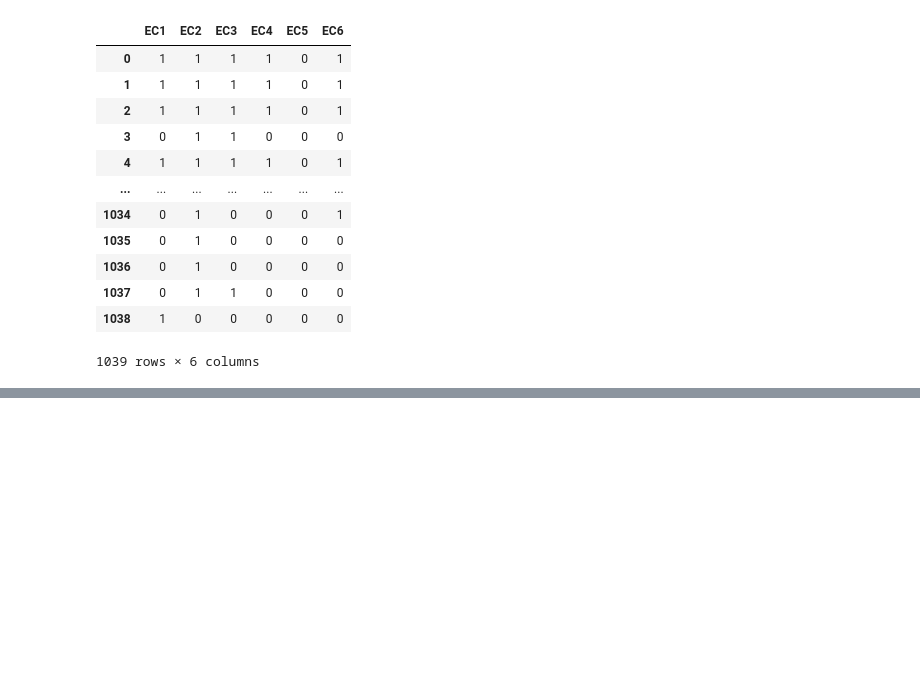
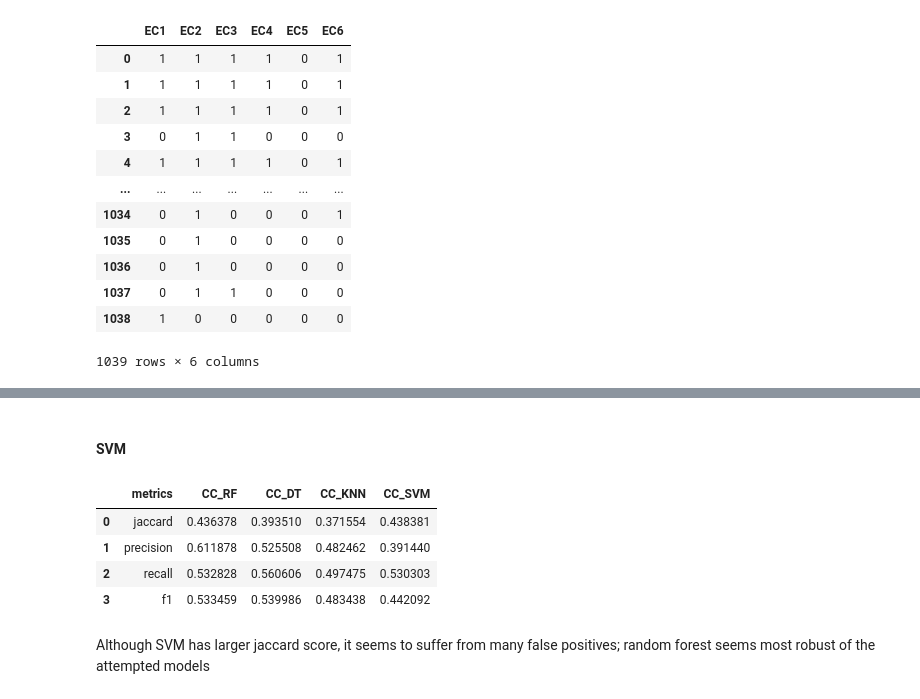
Before and after one commit to alainareeba/BIOL3340_EnzymeClassification, a Jupyter notebook: notebooks/enzymes_classifierchain.ipynb, the cells around one changed output, grey strips where cells are left out. Saved outputs shown, nothing was run; the diff lists cells and outputs as text; code cells hidden in the pictures; blank space fills up the shorter version.

Commit message:
Multiple base models for ClassifierChain

```diff
--- a/notebooks/enzymes_classifierchain.ipynb
+++ b/notebooks/enzymes_classifierchain.ipynb
@@ -216,3 +216,6 @@ Y
 1039 rows × 6 columns
 # %%
 X_train, X_test, Y_train, Y_test = train_test_split(X, Y, test_size=0.2, random_state=1202)
+# %%
+metrics_df = pd.DataFrame(data=["jaccard","precision","recall","f1"],columns=["metrics"])
+metrics_df
@@ -228,0 +249,13 @@ np.float64(0.43637820512820513)
+# %%
+base_rf = DecisionTreeClassifier(max_depth=12, random_state=1202)
+chain = ClassifierChain(base_rf, order='random', random_state=1202)
+
+y_pred=chain.fit(X_train, Y_train).predict(X_test)
+y_prob=chain.predict_proba(X_test)
+
+metrics_df["CC_DT"] = [jaccard_score(Y_test, y_pred, average='samples'),
+                    precision_score(Y_test, y_pred,average="weighted"), #'precision'
+                    recall_score(Y_test, y_pred,average="weighted"), #'recall'
+                    f1_score(Y_test, y_pred,average="weighted")]
+
+metrics_df
@@ -228,0 +270,13 @@ np.float64(0.43637820512820513)
+# %%
+base_rf = KNeighborsClassifier(n_neighbors=5)
+chain = ClassifierChain(base_rf, order='random', random_state=1202)
+
+y_pred=chain.fit(X_train, Y_train).predict(X_test)
+y_prob=chain.predict_proba(X_test)
+
+metrics_df["CC_KNN"] = [jaccard_score(Y_test, y_pred, average='samples'),
+                    precision_score(Y_test, y_pred,average="weighted"), #'precision'
+                    recall_score(Y_test, y_pred,average="weighted"), #'recall'
+                    f1_score(Y_test, y_pred,average="weighted")]
+
+metrics_df
@@ -228,0 +289,23 @@ np.float64(0.43637820512820513)
+# %% [markdown]
+#### SVM
+# %%
+base_rf = SVC(random_state=1202)
+chain = ClassifierChain(base_rf, order='random', random_state=1202)
+
+y_pred=chain.fit(X_train, Y_train).predict(X_test)
+#y_prob=chain.predict_proba(X_test)
+
+metrics_df["CC_SVM"] = [jaccard_score(Y_test, y_pred, average='samples'),
+                    precision_score(Y_test, y_pred,average="weighted"), #'precision'
+                    recall_score(Y_test, y_pred,average="weighted"), #'recall'
+                    f1_score(Y_test, y_pred,average="weighted")]
+
+metrics_df
+# %% [output]
+|  | metrics | CC_RF | CC_DT | CC_KNN | CC_SVM |
+| 0 | jaccard | 0.436378 | 0.393510 | 0.371554 | 0.438381 |
+| 1 | precision | 0.611878 | 0.525508 | 0.482462 | 0.391440 |
+| 2 | recall | 0.532828 | 0.560606 | 0.497475 | 0.530303 |
+| 3 | f1 | 0.533459 | 0.539986 | 0.483438 | 0.442092 |
+# %% [markdown]
+Although SVM has larger jaccard score, it seems to suffer from many false positives; random forest seems most robust of the attempted models
```
Also changed, not shown: parts of 7 cells of this notebook.
